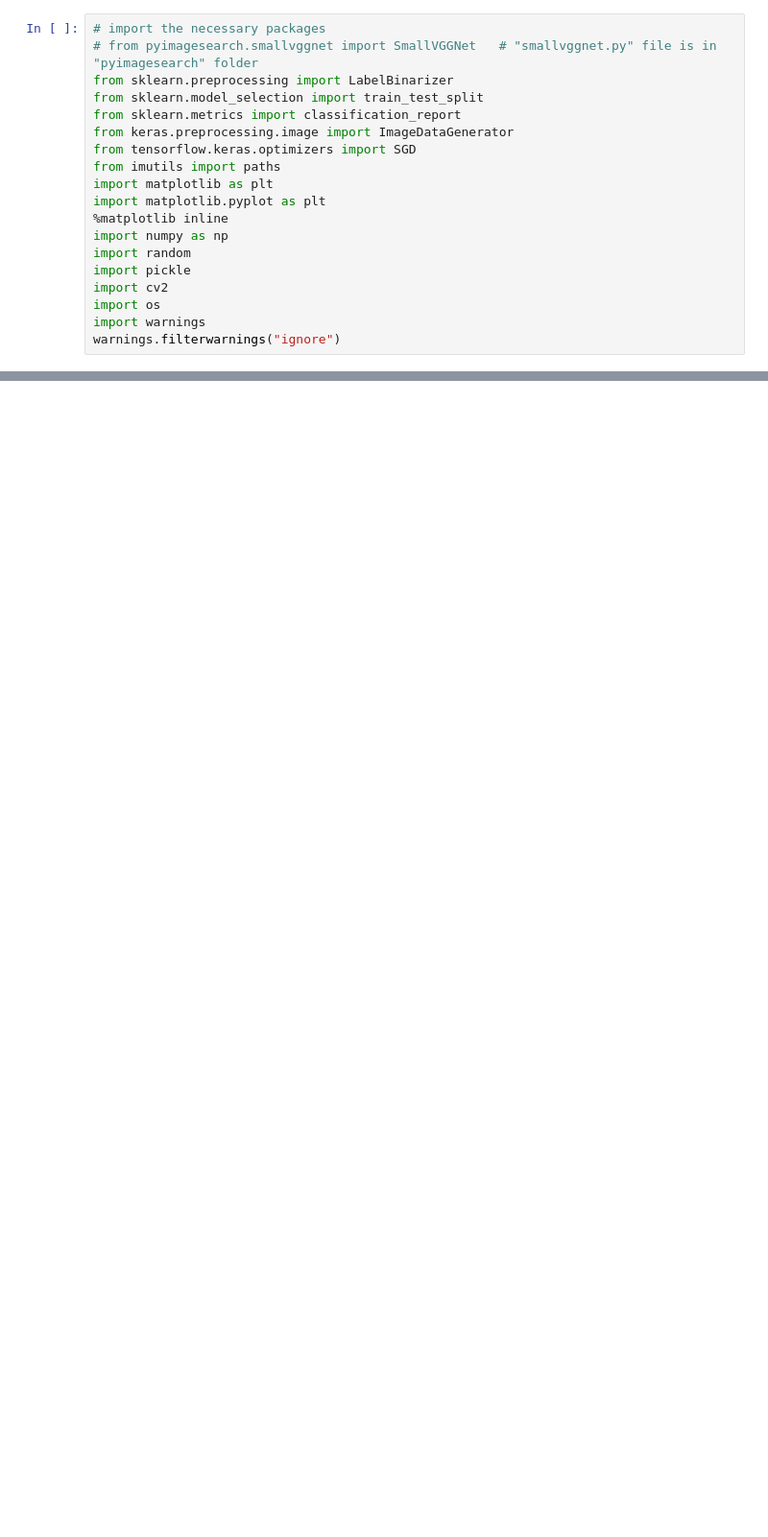
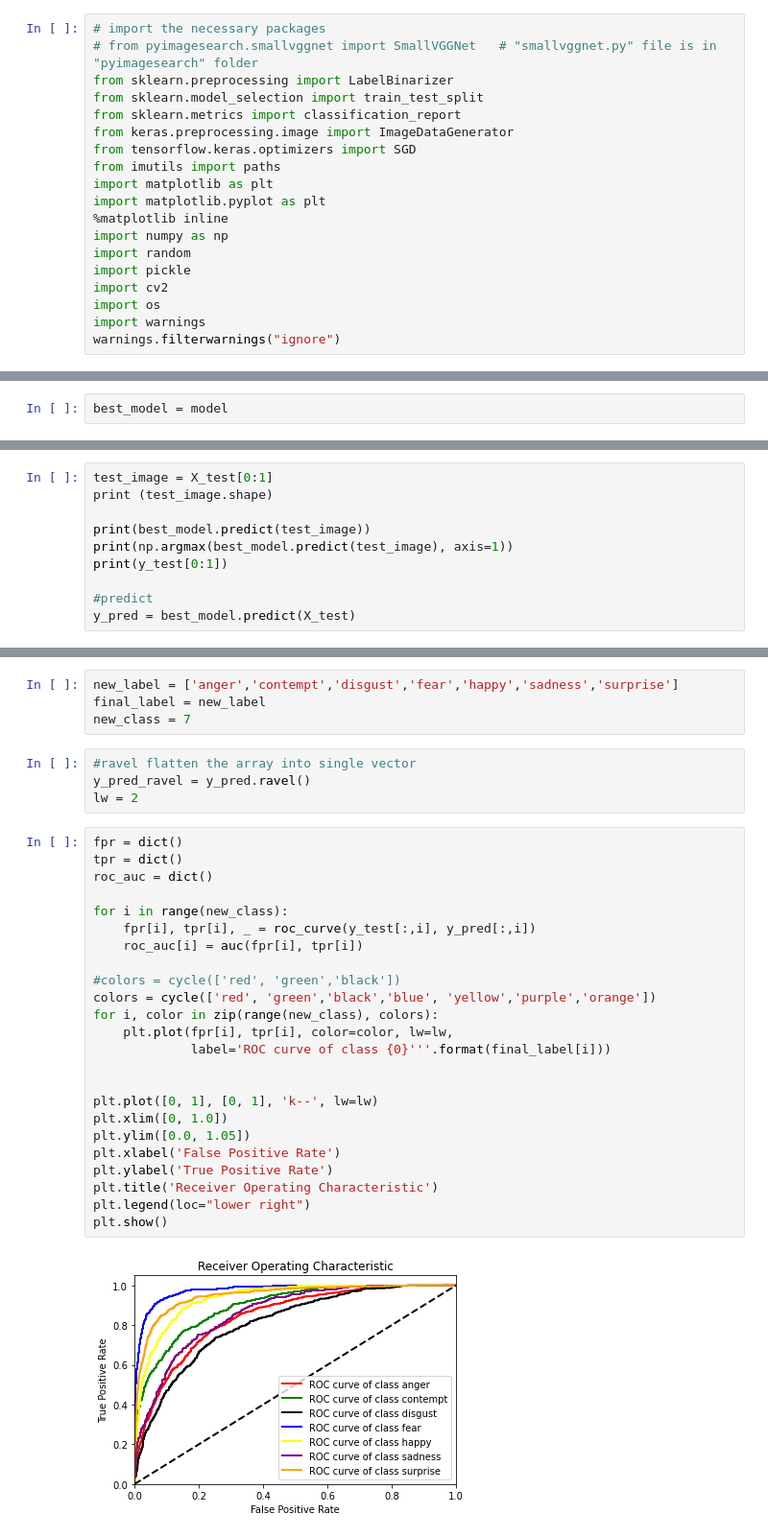
Before and after one commit to 6210612724/deep_learing, a Jupyter notebook: CNN.ipynb, the cells around one changed output, grey strips where cells are left out. Shown: that part at 96% size. Cells and saved outputs as stored; diff of their text form; blank space fills up the shorter version.

```diff
--- a/CNN.ipynb
+++ b/CNN.ipynb
@@ -447,0 +221,2 @@ print("Accuracy score is", score[1])
+# %%
+best_model = model
@@ -447,0 +229,10 @@ print("Accuracy score is", score[1])
+# %%
+test_image = X_test[0:1]
+print (test_image.shape)
+
+print(best_model.predict(test_image))
+print(np.argmax(best_model.predict(test_image), axis=1))
+print(y_test[0:1])
+
+#predict
+y_pred = best_model.predict(X_test)
@@ -447,0 +322,34 @@ print("Accuracy score is", score[1])
+# %%
+new_label = ['anger','contempt','disgust','fear','happy','sadness','surprise']
+final_label = new_label
+new_class = 7
+# %%
+#ravel flatten the array into single vector
+y_pred_ravel = y_pred.ravel()
+lw = 2
+# %%
+fpr = dict()
+tpr = dict()
+roc_auc = dict()
+
+for i in range(new_class):
+    fpr[i], tpr[i], _ = roc_curve(y_test[:,i], y_pred[:,i])
+    roc_auc[i] = auc(fpr[i], tpr[i])
+
+#colors = cycle(['red', 'green','black'])
+colors = cycle(['red', 'green','black','blue', 'yellow','purple','orange'])
+for i, color in zip(range(new_class), colors):
+    plt.plot(fpr[i], tpr[i], color=color, lw=lw,
+             label='ROC curve of class {0}'''.format(final_label[i]))
+
+
+plt.plot([0, 1], [0, 1], 'k--', lw=lw)
+plt.xlim([0, 1.0])
+plt.ylim([0.0, 1.05])
+plt.xlabel('False Positive Rate')
+plt.ylabel('True Positive Rate')
+plt.title('Receiver Operating Characteristic')
+plt.legend(loc="lower right")
+plt.show()
+# %% [output]
+[figure, added]
```
Also changed, not shown: parts of 53 cells of this notebook.
